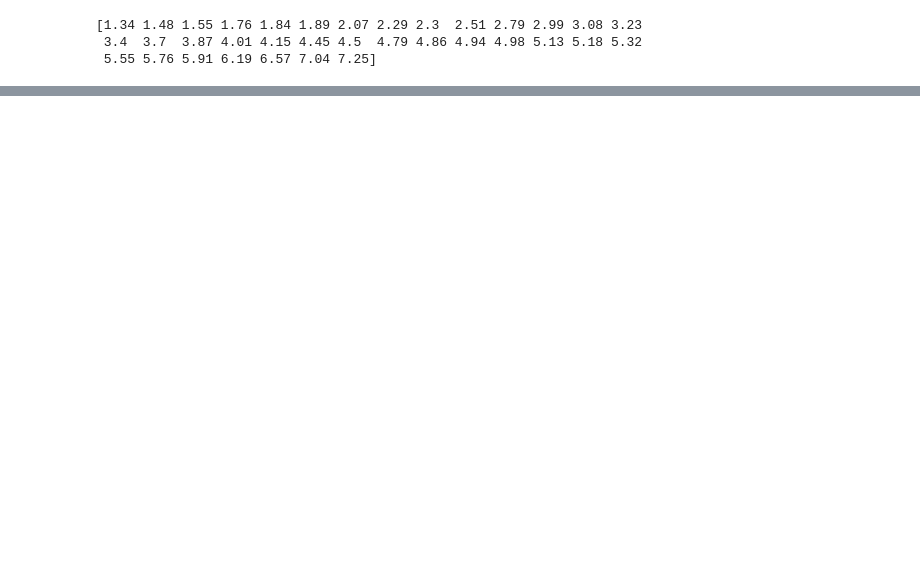
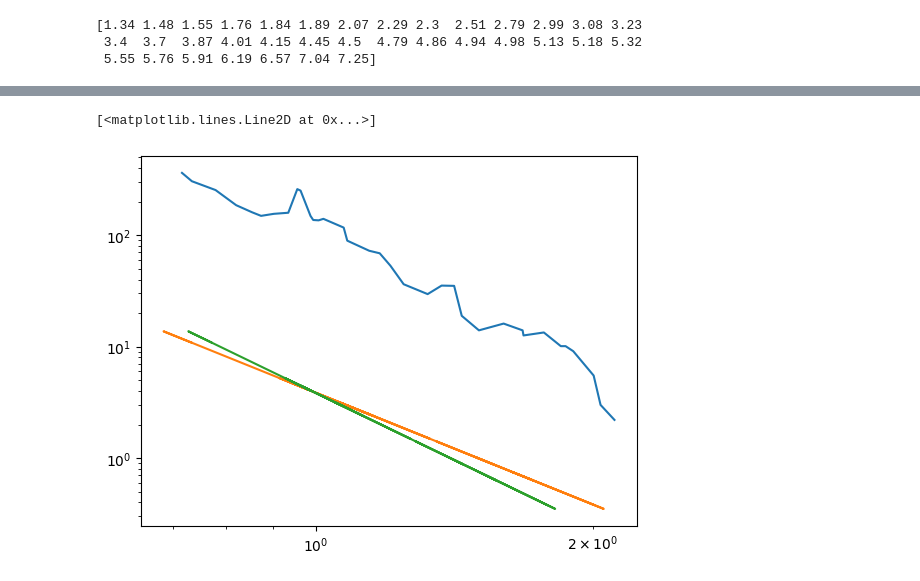
Before and after one commit to StephenJohnson-CardiffUni/Astro, a Jupyter notebook: FormAndEvoOfStars.ipynb, the cells around one changed output, grey strips where cells are left out. Cells and saved outputs as stored; diff of their text form; code cells hidden in the pictures; blank space fills up the shorter version.

```diff
--- a/FormAndEvoOfStars.ipynb
+++ b/FormAndEvoOfStars.ipynb
@@ -41,0 +68,9 @@ ax.set_yscale('log')
+# %%
+'''Q1b'''
+
+plt.loglog(M,dndm)
+plt.loglog(powerFit(n,-0.3,1.5),n,"-", label="Fit '1.5 * x^-0.3'")
+plt.loglog(powerFit(n,-0.25,1.4),n)
+# %% [output]
+[<matplotlib.lines.Line2D at 0x...>]
+[figure, added]
```
Also changed, not shown: parts of 6 cells of this notebook.
